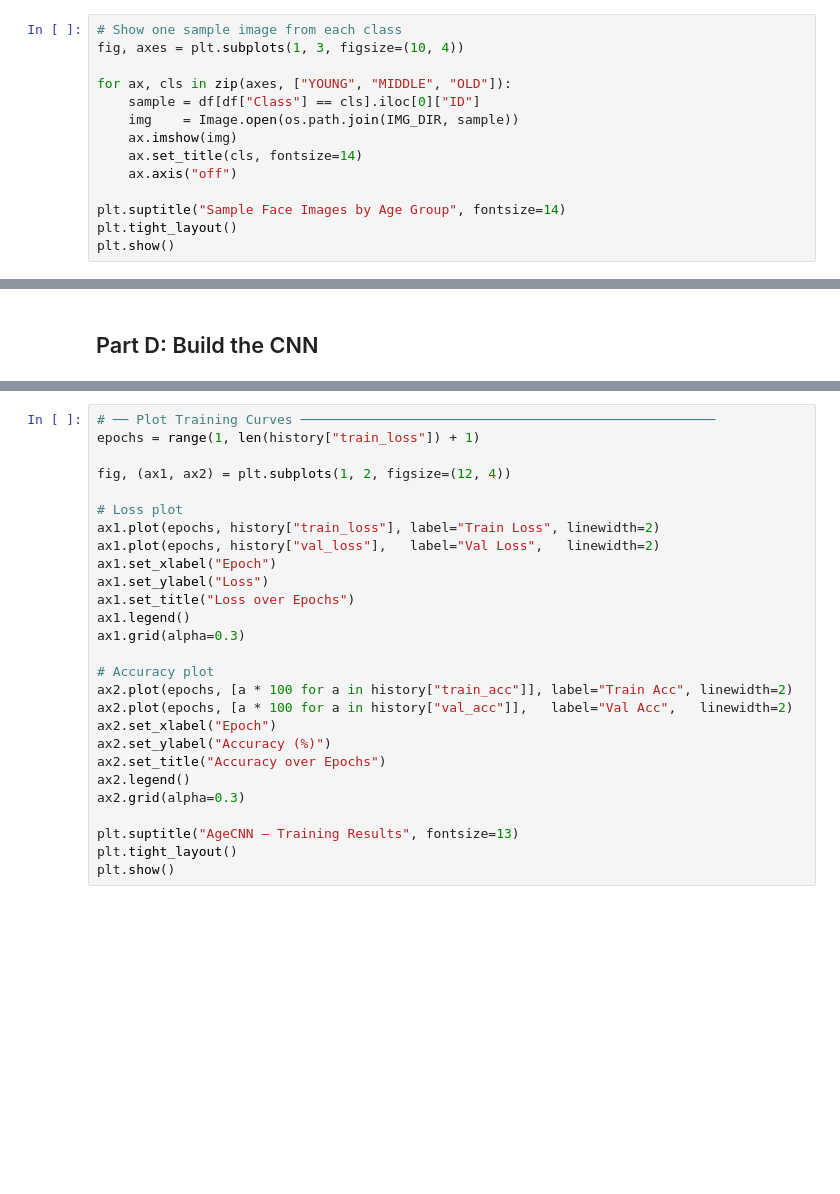
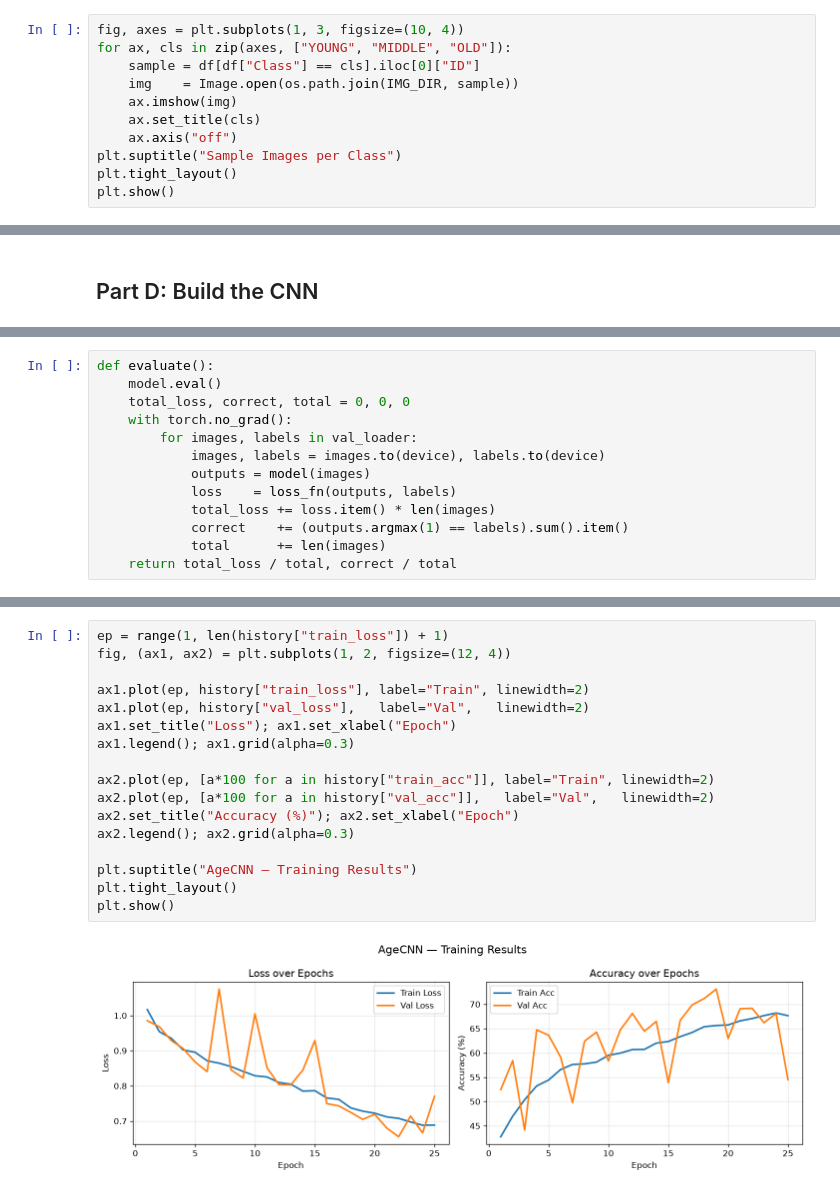
Before and after one commit to abdurrahmanse/phitron-projects, a Jupyter notebook: advance Deep learning/Copy_of_Advance_DL_Mid_Term_Exam_Question.ipynb, the cells around one changed output, grey strips where cells are left out. Saved outputs shown, nothing was run; the diff lists cells and outputs as text; blank space fills up the shorter version.

Commit message:
refactor: clean up notebook, remove training script, and add evaluation plots

```diff
--- a/advance Deep learning/Copy_of_Advance_DL_Mid_Term_Exam_Question.ipynb
+++ b/advance Deep learning/Copy_of_Advance_DL_Mid_Term_Exam_Question.ipynb
@@ -207,16 +202,13 @@ YOUNG      6706
 OLD        2396
 Name: count, dtype: int64
 # %%
-# Show one sample image from each class
 fig, axes = plt.subplots(1, 3, figsize=(10, 4))
-
 for ax, cls in zip(axes, ["YOUNG", "MIDDLE", "OLD"]):
     sample = df[df["Class"] == cls].iloc[0]["ID"]
     img    = Image.open(os.path.join(IMG_DIR, sample))
     ax.imshow(img)
-    ax.set_title(cls, fontsize=14)
+    ax.set_title(cls)
     ax.axis("off")
-
-plt.suptitle("Sample Face Images by Age Group", fontsize=14)
+plt.suptitle("Sample Images per Class")
 plt.tight_layout()
 plt.show()
@@ -503 +396,14 @@ print("train_one_epoch() and evaluate() functions defined.")
+# %%
+def evaluate():
+    model.eval()
+    total_loss, correct, total = 0, 0, 0
+    with torch.no_grad():
+        for images, labels in val_loader:
+            images, labels = images.to(device), labels.to(device)
+            outputs = model(images)
+            loss    = loss_fn(outputs, labels)
+            total_loss += loss.item() * len(images)
+            correct    += (outputs.argmax(1) == labels).sum().item()
+            total      += len(images)
+    return total_loss / total, correct / total
 # %%
@@ -548,27 +462,19 @@ print(f"Best model saved. Final Validation Accuracy: {final_acc*100:.2f}%")
 # %%
-# ── Plot Training Curves ─────────────────────────────────────────────────────
-epochs = range(1, len(history["train_loss"]) + 1)
-
+ep = range(1, len(history["train_loss"]) + 1)
 fig, (ax1, ax2) = plt.subplots(1, 2, figsize=(12, 4))
 
-# Loss plot
-ax1.plot(epochs, history["train_loss"], label="Train Loss", linewidth=2)
-ax1.plot(epochs, history["val_loss"],   label="Val Loss",   linewidth=2)
-ax1.set_xlabel("Epoch")
-ax1.set_ylabel("Loss")
-ax1.set_title("Loss over Epochs")
-ax1.legend()
-ax1.grid(alpha=0.3)
+ax1.plot(ep, history["train_loss"], label="Train", linewidth=2)
+ax1.plot(ep, history["val_loss"],   label="Val",   linewidth=2)
+ax1.set_title("Loss"); ax1.set_xlabel("Epoch")
+ax1.legend(); ax1.grid(alpha=0.3)
 
-# Accuracy plot
-ax2.plot(epochs, [a * 100 for a in history["train_acc"]], label="Train Acc", linewidth=2)
-ax2.plot(epochs, [a * 100 for a in history["val_acc"]],   label="Val Acc",   linewidth=2)
-ax2.set_xlabel("Epoch")
-ax2.set_ylabel("Accuracy (%)")
-ax2.set_title("Accuracy over Epochs")
-ax2.legend()
-ax2.grid(alpha=0.3)
+ax2.plot(ep, [a*100 for a in history["train_acc"]], label="Train", linewidth=2)
+ax2.plot(ep, [a*100 for a in history["val_acc"]],   label="Val",   linewidth=2)
+ax2.set_title("Accuracy (%)"); ax2.set_xlabel("Epoch")
+ax2.legend(); ax2.grid(alpha=0.3)
 
-plt.suptitle("AgeCNN — Training Results", fontsize=13)
+plt.suptitle("AgeCNN — Training Results")
 plt.tight_layout()
 plt.show()
+# %% [output]
+[figure, added]
```
Also changed, not shown: parts of 29 cells of this notebook, 3 other files.
